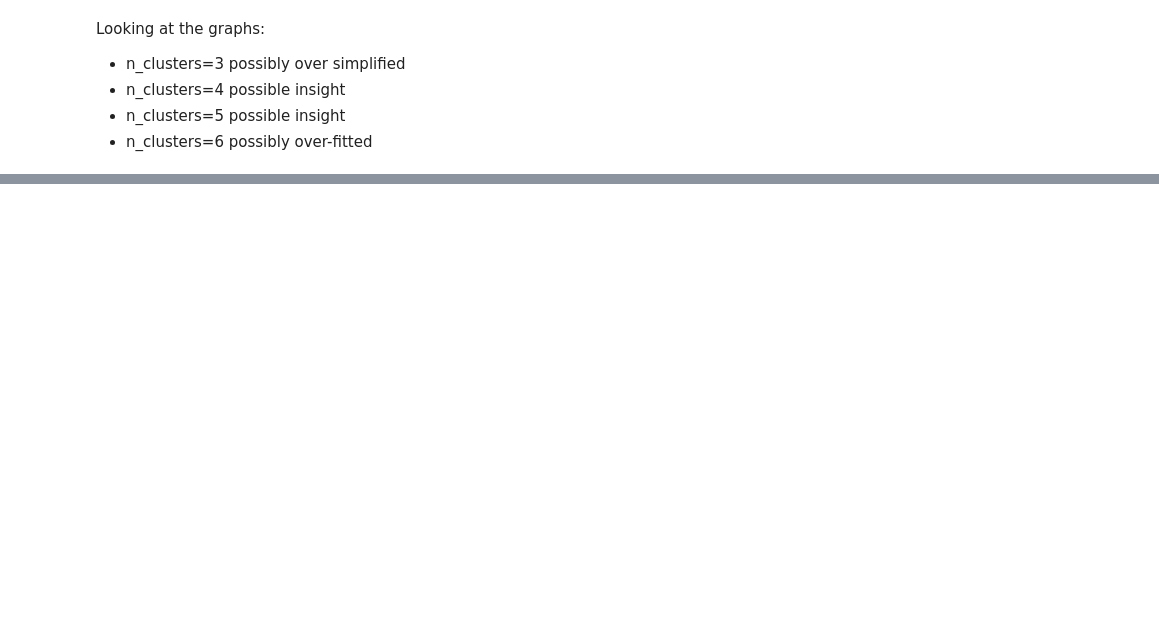
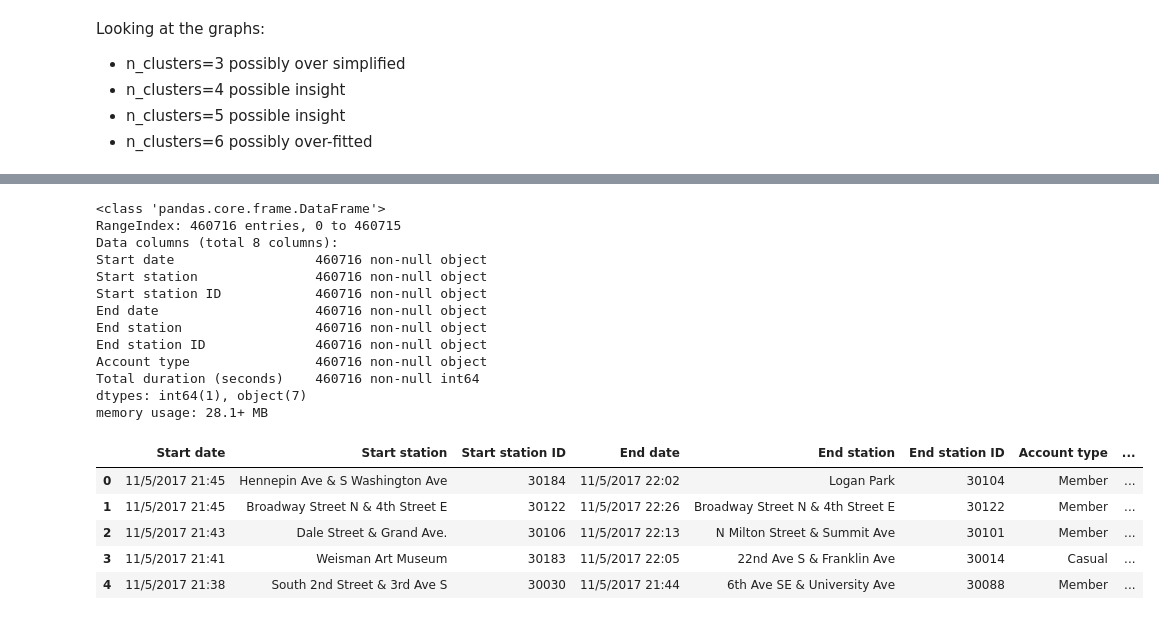
Before and after one commit to SethDKelly/NiceRideMN, a Jupyter notebook: Station KMean prototype.ipynb, the cells around one changed output, grey strips where cells are left out. Saved outputs shown, nothing was run; the diff lists cells and outputs as text; code cells hidden in the pictures; blank space fills up the shorter version.

```diff
--- a/Station KMean prototype.ipynb
+++ b/Station KMean prototype.ipynb
@@ -216,0 +243,27 @@ sns.lmplot(x='Longitude', y='Latitude', hue='cluster', data=six_nr_clusters, fit
+# %%
+rides_2017 = pd.read_csv("https://raw.githubusercontent.com/SethDKelly/NiceRideMN/master/Nice_Ride_data/2017/NiceRide_trip_history_2017.csv")
+# %%
+rides_df = pd.DataFrame(rides_2017)
+# %%
+rides_df.info()
+rides_df.head()
+# %% [output]
+<class 'pandas.core.frame.DataFrame'>
+RangeIndex: 460716 entries, 0 to 460715
+Data columns (total 8 columns):
+Start date                  460716 non-null object
+Start station               460716 non-null object
+Start station ID            460716 non-null object
+End date                    460716 non-null object
+End station                 460716 non-null object
+End station ID              460716 non-null object
+Account type                460716 non-null object
+Total duration (seconds)    460716 non-null int64
+dtypes: int64(1), object(7)
+memory usage: 28.1+ MB
+|  | Start date | Start station | Start station ID | End date | End station | End station ID | Account type | ... |
+| 0 | 11/5/2017 21:45 | Hennepin Ave & S Washington Ave | 30184 | 11/5/2017 22:02 | Logan Park | 30104 | Member | ... |
+| 1 | 11/5/2017 21:45 | Broadway Street N & 4th Street E | 30122 | 11/5/2017 22:26 | Broadway Street N & 4th Street E | 30122 | Member | ... |
+| 2 | 11/5/2017 21:43 | Dale Street & Grand Ave. | 30106 | 11/5/2017 22:13 | N Milton Street & Summit Ave | 30101 | Member | ... |
+| 3 | 11/5/2017 21:41 | Weisman Art Museum | 30183 | 11/5/2017 22:05 | 22nd Ave S & Franklin Ave | 30014 | Casual | ... |
+| 4 | 11/5/2017 21:38 | South 2nd Street & 3rd Ave S | 30030 | 11/5/2017 21:44 | 6th Ave SE & University Ave | 30088 | Member | ... |
```
Also changed, not shown: parts of 17 cells of this notebook.
